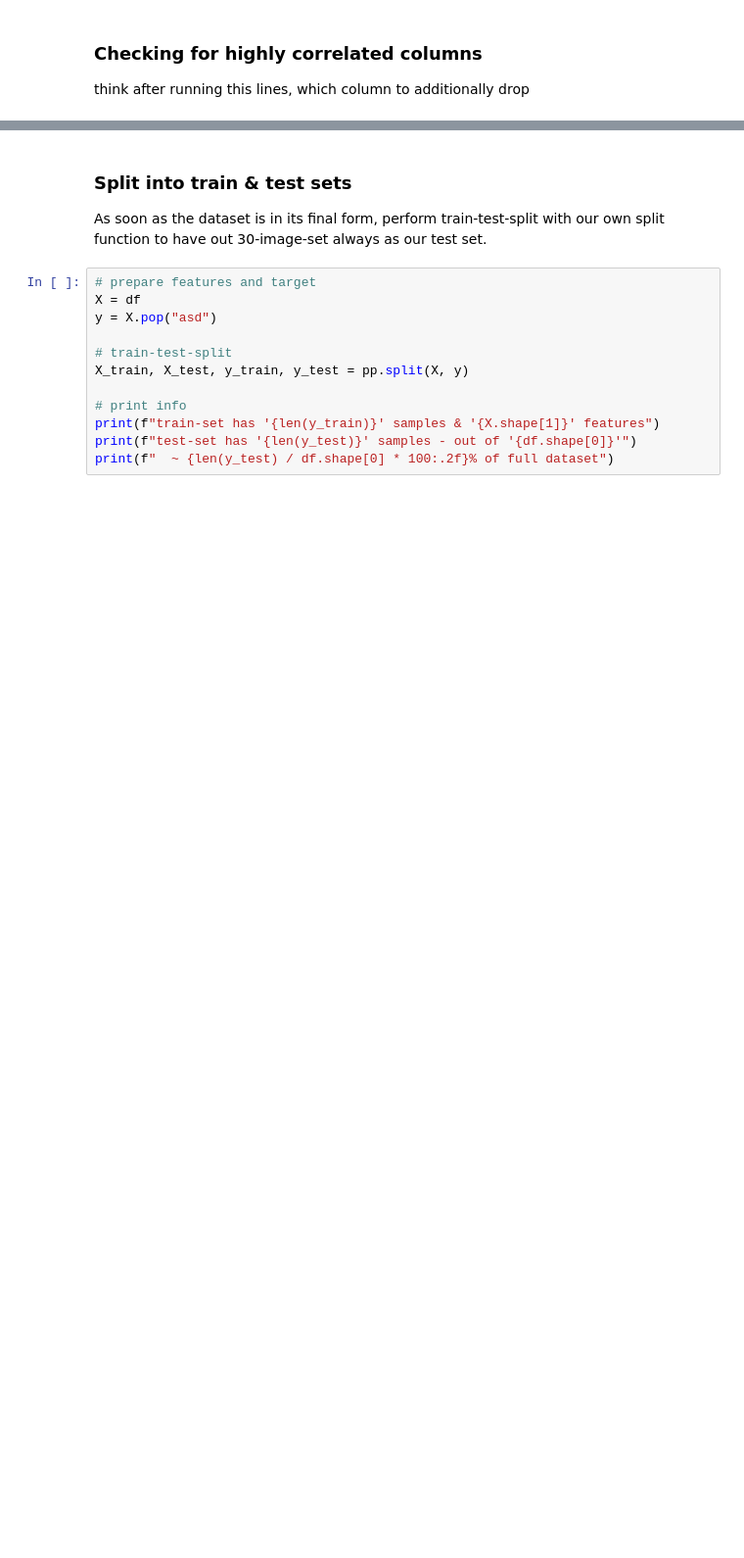
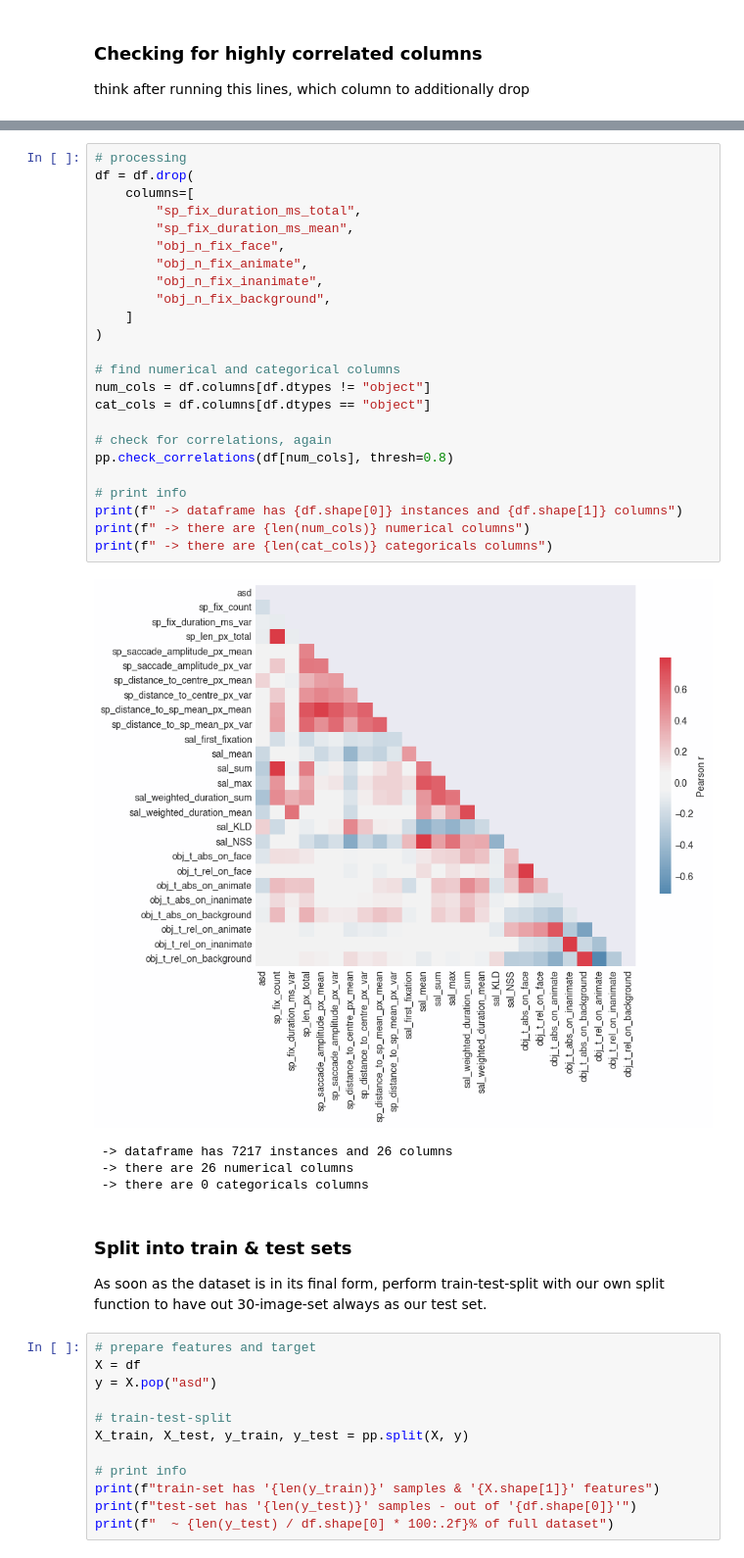
Before and after one commit to eockfen/EyeTism, a Jupyter notebook: modeling/pipelines_adam.ipynb, the cells around one changed output, grey strips where cells are left out. Shown at 98% size. Cells and saved outputs as stored; diff of their text form; blank space fills up the shorter version.

```diff
--- a/modeling/pipelines_adam.ipynb
+++ b/modeling/pipelines_adam.ipynb
@@ -107,3 +130,32 @@ for i, j in high_corr_pairs:
+# %%
+# processing
+df = df.drop(
+    columns=[
+        "sp_fix_duration_ms_total",
+        "sp_fix_duration_ms_mean",
+        "obj_n_fix_face",
+        "obj_n_fix_animate",
+        "obj_n_fix_inanimate",
+        "obj_n_fix_background",
+    ]
+)
+
+# find numerical and categorical columns
+num_cols = df.columns[df.dtypes != "object"]
+cat_cols = df.columns[df.dtypes == "object"]
+
+# check for correlations, again
+pp.check_correlations(df[num_cols], thresh=0.8)
+
+# print info
+print(f" -> dataframe has {df.shape[0]} instances and {df.shape[1]} columns")
+print(f" -> there are {len(num_cols)} numerical columns")
+print(f" -> there are {len(cat_cols)} categoricals columns")
+# %% [output]
+[figure, added]
+ -> dataframe has 7217 instances and 26 columns
+ -> there are 26 numerical columns
+ -> there are 0 categoricals columns
 # %% [markdown]
 ### Split into train & test sets
 
```
Also changed, not shown: parts of 24 cells of this notebook.
